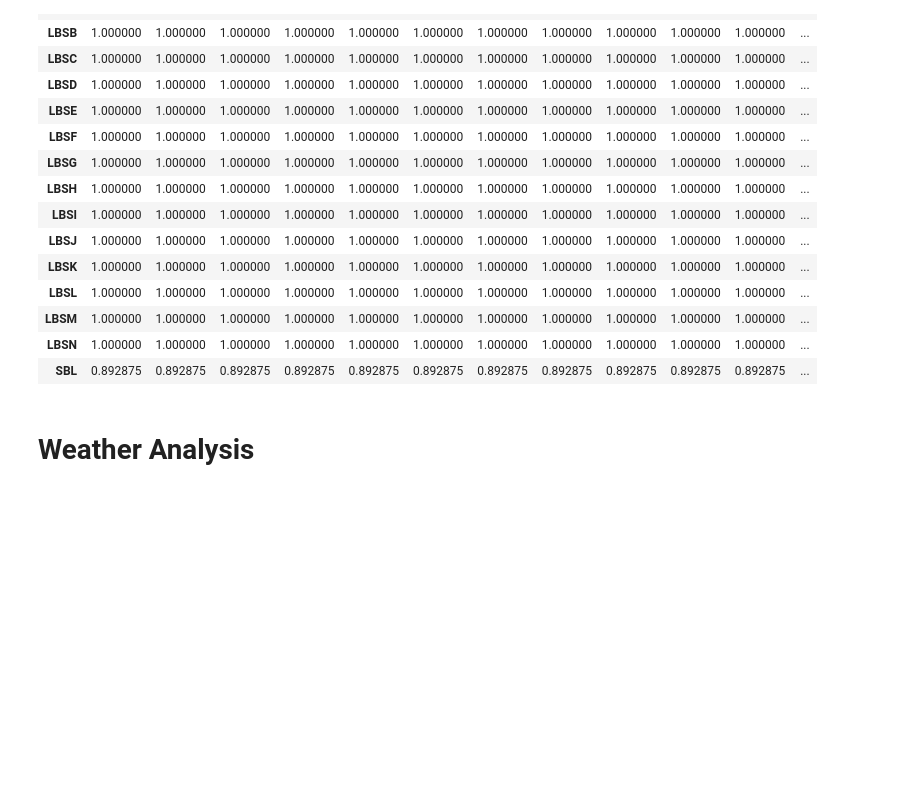
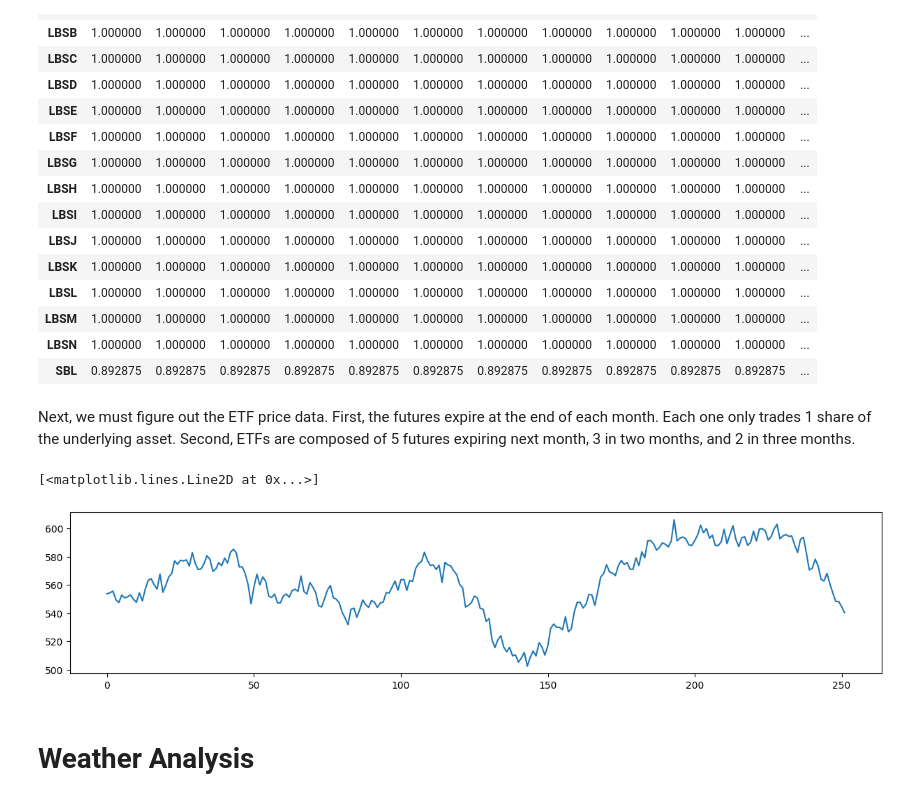
Before and after one commit to Ae-bii/uchicago-trading-2023, a Jupyter notebook: case1/analysis/analysis.ipynb, the cells around one changed output. Saved outputs shown, nothing was run; the diff lists cells and outputs as text; code cells hidden in the pictures; blank space fills up the shorter version.

```diff
--- a/case1/analysis/analysis.ipynb
+++ b/case1/analysis/analysis.ipynb
@@ -166,6 +197,24 @@ futures.corr()
 | LBSM | 1.000000 | 1.000000 | 1.000000 | 1.000000 | 1.000000 | 1.000000 | 1.000000 | 1.000000 | 1.000000 | 1.000000 | 1.000000 | ... |
 | LBSN | 1.000000 | 1.000000 | 1.000000 | 1.000000 | 1.000000 | 1.000000 | 1.000000 | 1.000000 | 1.000000 | 1.000000 | 1.000000 | ... |
 | SBL | 0.892875 | 0.892875 | 0.892875 | 0.892875 | 0.892875 | 0.892875 | 0.892875 | 0.892875 | 0.892875 | 0.892875 | 0.892875 | ... |
+# %% [markdown]
+Next, we must figure out the ETF price data. First, the futures expire at the end of each month. Each one only trades 1 share of the underlying asset. Second, ETFs are composed of 5 futures expiring next month, 3 in two months, and 2 in three months.
+# %%
+etf_prices = []
+
+for i in range(len(futures)):
+    price = 5 * futures[f'LBS{chr((ord("A") + int(i / 21)))}'][i] \
+            + 3 * futures[f'LBS{chr((ord("A") + int(i / 21) + 1))}'][i] \
+            + 2 * futures[f'LBS{chr((ord("A") + int(i / 21) + 2))}'][i]
+
+    etf_prices.append(price)
+
+futures['LLL'] = etf_prices
+# %%
+plt.plot(futures['LLL'])
+# %% [output]
+[<matplotlib.lines.Line2D at 0x...>]
+[figure, added]
 # %% [markdown]
 # Weather Analysis
 # %%
```
Also changed, not shown: parts of 2 cells of this notebook.
